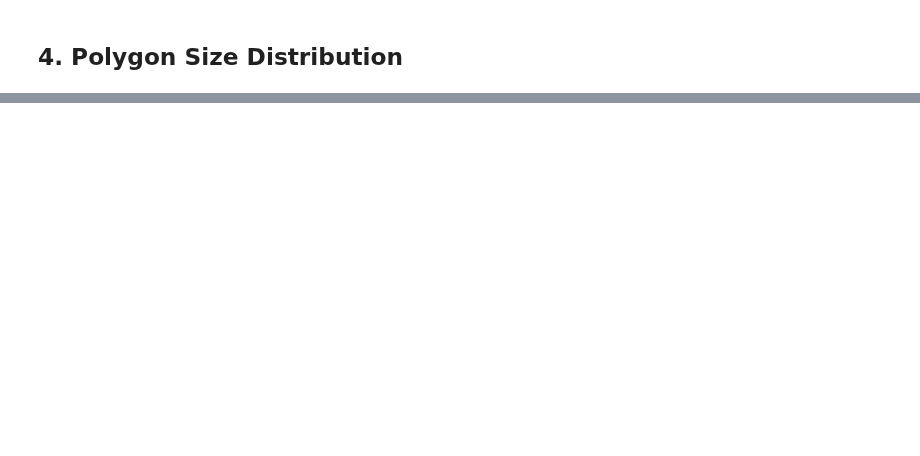
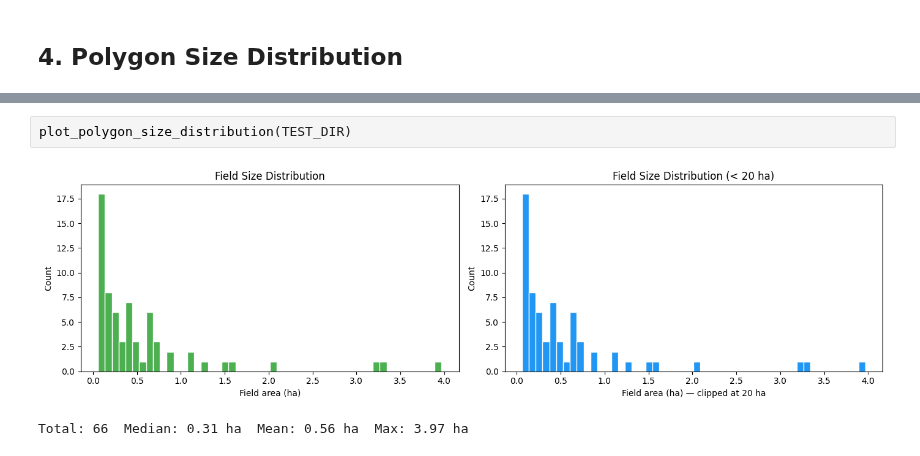
Before and after one commit to fieldsoftheworld/ftw-baselines, a Jupyter notebook: notebooks/visualize_results.ipynb, the cells around one changed output, grey strips where cells are left out. Drawn from its saved outputs; the diff is of its cells as text; blank space fills up the shorter version.

```diff
--- a/notebooks/visualize_results.ipynb
+++ b/notebooks/visualize_results.ipynb
@@ -188,0 +248,5 @@ except Exception as e:
+# %%
+plot_polygon_size_distribution(TEST_DIR)
+# %% [output]
+[figure, added]
+Total: 66  Median: 0.31 ha  Mean: 0.56 ha  Max: 3.97 ha
```
Also changed, not shown: parts of 17 cells of this notebook, 6 other files.
